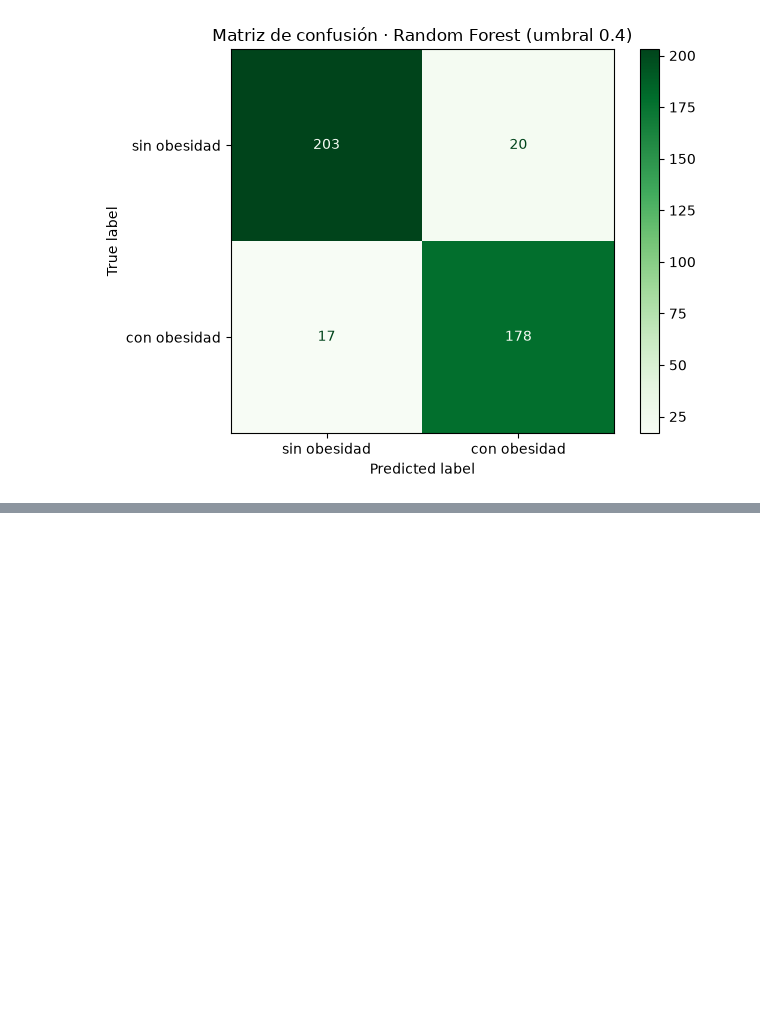
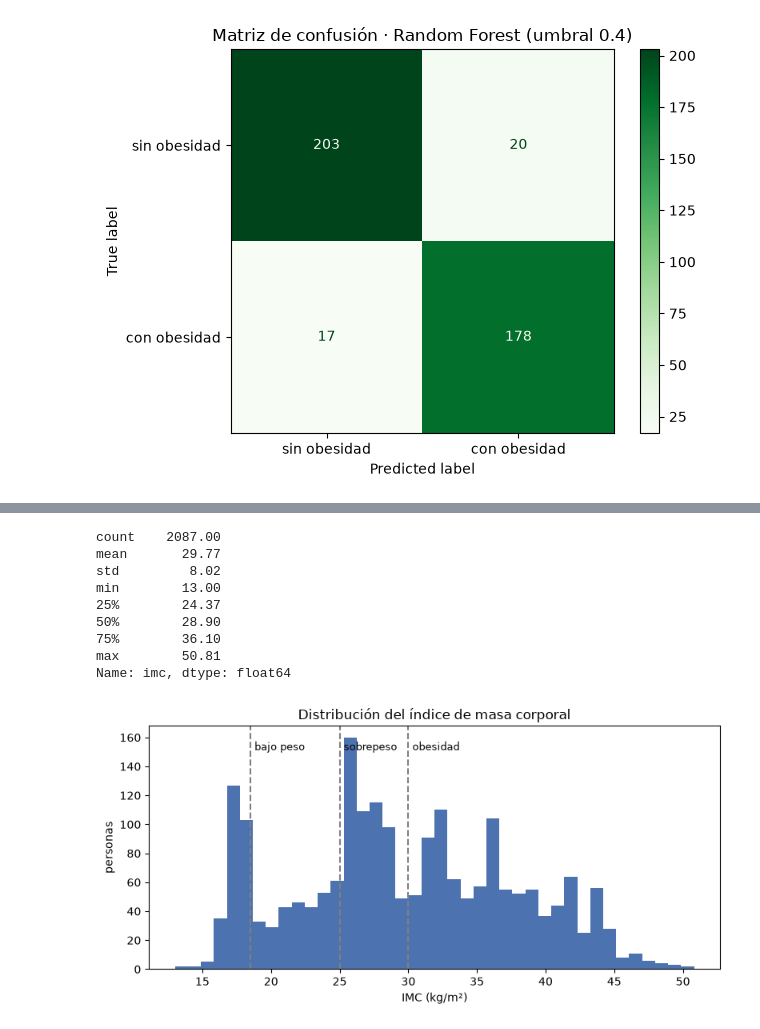
Before and after one commit to Mayerly3suarez/ML_2026Q4, a Jupyter notebook: src/Actividades_Evaluativas/EA3_modelo.ipynb, the cells around one changed output, grey strips where cells are left out. Drawn from its saved outputs; the diff is of its cells as text; code cells hidden in the pictures; blank space fills up the shorter version.

```diff
--- a/src/Actividades_Evaluativas/EA3_modelo.ipynb
+++ b/src/Actividades_Evaluativas/EA3_modelo.ipynb
@@ -707,0 +722,26 @@ real 1      17     178
+# %%
+df["imc"] = df["peso"] / df["estatura"] ** 2
+print(df["imc"].describe().round(2))
+
+fig, ax = plt.subplots(figsize=(8, 4))
+ax.hist(df["imc"], bins=40, color="#4C72B0")
+for limite, nombre in [(18.5, "bajo peso"), (25, "sobrepeso"), (30, "obesidad")]:
+    ax.axvline(limite, color="gray", linestyle="--")
+    ax.text(limite + 0.3, ax.get_ylim()[1] * 0.9, nombre, fontsize=9)
+ax.set_xlabel("IMC (kg/m²)")
+ax.set_ylabel("personas")
+ax.set_title("Distribución del índice de masa corporal")
+plt.tight_layout()
+plt.savefig("graficas/EA3_distribucion_imc.png", dpi=120)
+plt.show()
+# %% [output]
+count    2087.00
+mean       29.77
+std         8.02
+min        13.00
+25%        24.37
+50%        28.90
+75%        36.10
+max        50.81
+Name: imc, dtype: float64
+[figure, added]
```
Also changed, not shown: parts of 25 cells of this notebook.
